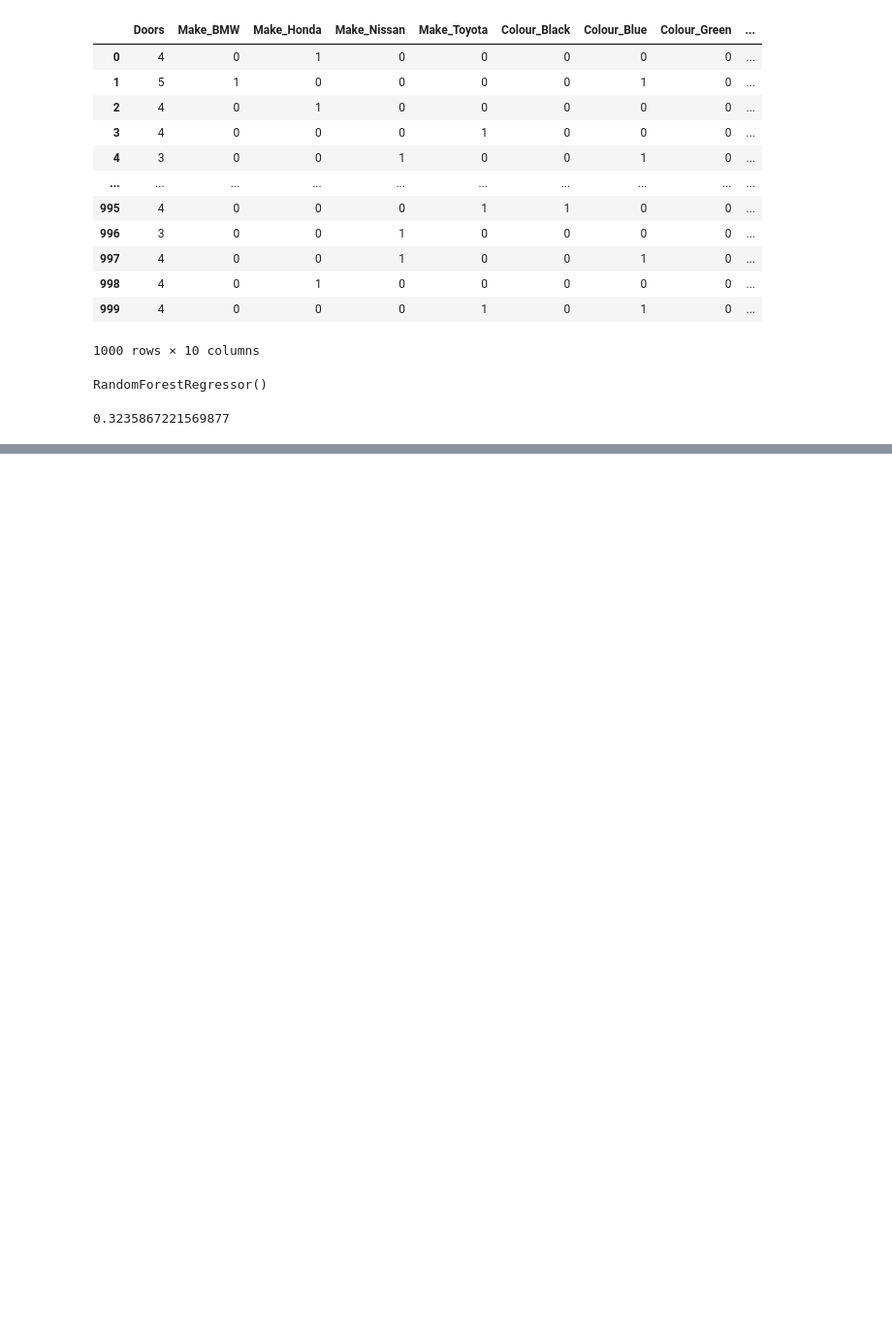
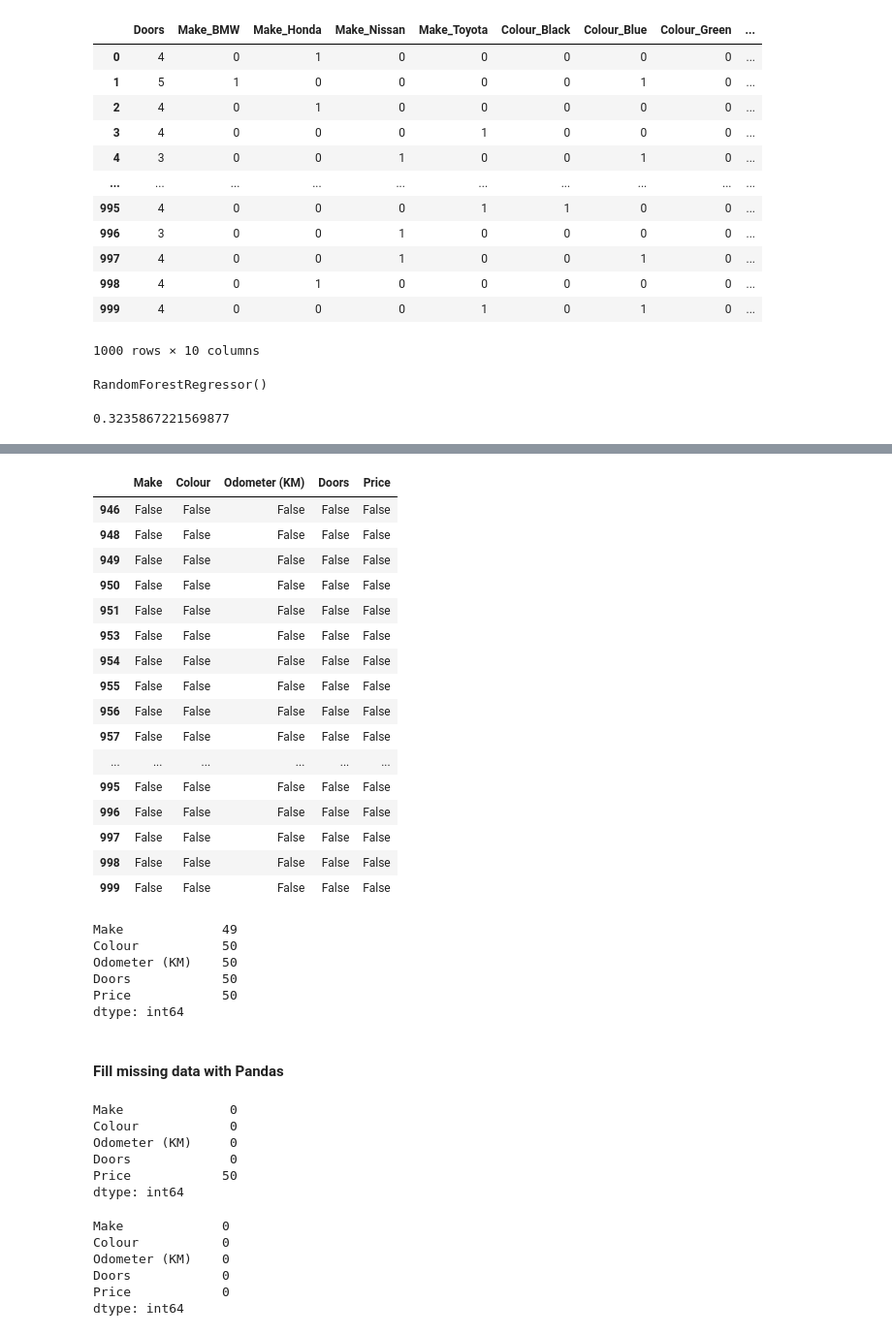
Before and after one commit to GKPSingh/M3D7, a Jupyter notebook: Learning Scikit_Learn.ipynb, the cells around one changed output, grey strips where cells are left out. Shown at 97% size. Drawn from its saved outputs; the diff is of its cells as text; code cells hidden in the pictures; blank space fills up the shorter version.

```diff
--- a/Learning Scikit_Learn.ipynb
+++ b/Learning Scikit_Learn.ipynb
@@ -138,0 +171,2 @@ model.score(X_test, y_test)
+# %%
+car_sales_missing = pd.read_csv('car-sales-extended-missing-data.csv')
@@ -138,0 +188,29 @@ model.score(X_test, y_test)
+# %%
+car_sales_missing.isna().tail(50)
+# %% [output]
+|  | Make | Colour | Odometer (KM) | Doors | Price |
+| 946 | False | False | False | False | False |
+| 948 | False | False | False | False | False |
+| 949 | False | False | False | False | False |
+| 950 | False | False | False | False | False |
+| 951 | False | False | False | False | False |
+| 953 | False | False | False | False | False |
+| 954 | False | False | False | False | False |
+| 955 | False | False | False | False | False |
+| 956 | False | False | False | False | False |
+| 957 | False | False | False | False | False |
+| ... | ... | ... | ... | ... | ... |
+| 995 | False | False | False | False | False |
+| 996 | False | False | False | False | False |
+| 997 | False | False | False | False | False |
+| 998 | False | False | False | False | False |
+| 999 | False | False | False | False | False |
+# %%
+car_sales_missing.isna().sum()
+# %% [output]
+Make             49
+Colour           50
+Odometer (KM)    50
+Doors            50
+Price            50
+dtype: int64
@@ -138,0 +221,2 @@ model.score(X_test, y_test)
+# %% [markdown]
+#### Fill missing data with Pandas
@@ -138,0 +232,9 @@ model.score(X_test, y_test)
+# %%
+car_sales_missing.isna().sum()
+# %% [output]
+Make              0
+Colour            0
+Odometer (KM)     0
+Doors             0
+Price            50
+dtype: int64
@@ -138,0 +244,9 @@ model.score(X_test, y_test)
+# %%
+car_sales_missing.isna().sum()
+# %% [output]
+Make             0
+Colour           0
+Odometer (KM)    0
+Doors            0
+Price            0
+dtype: int64
```
Also changed, not shown: parts of 16 cells of this notebook.
